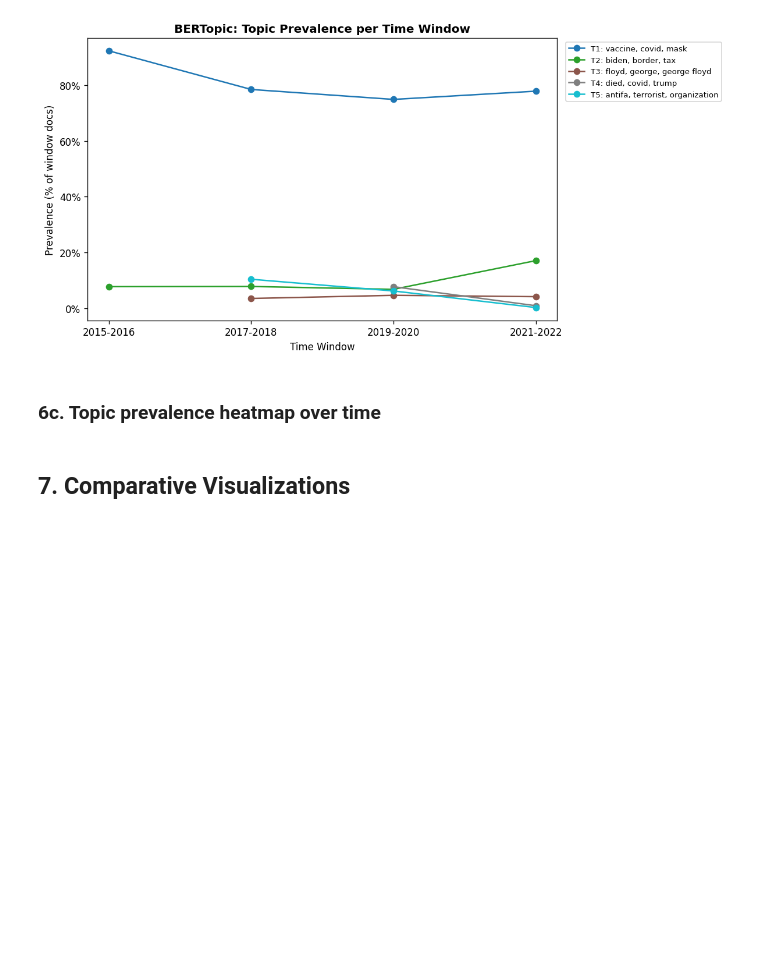
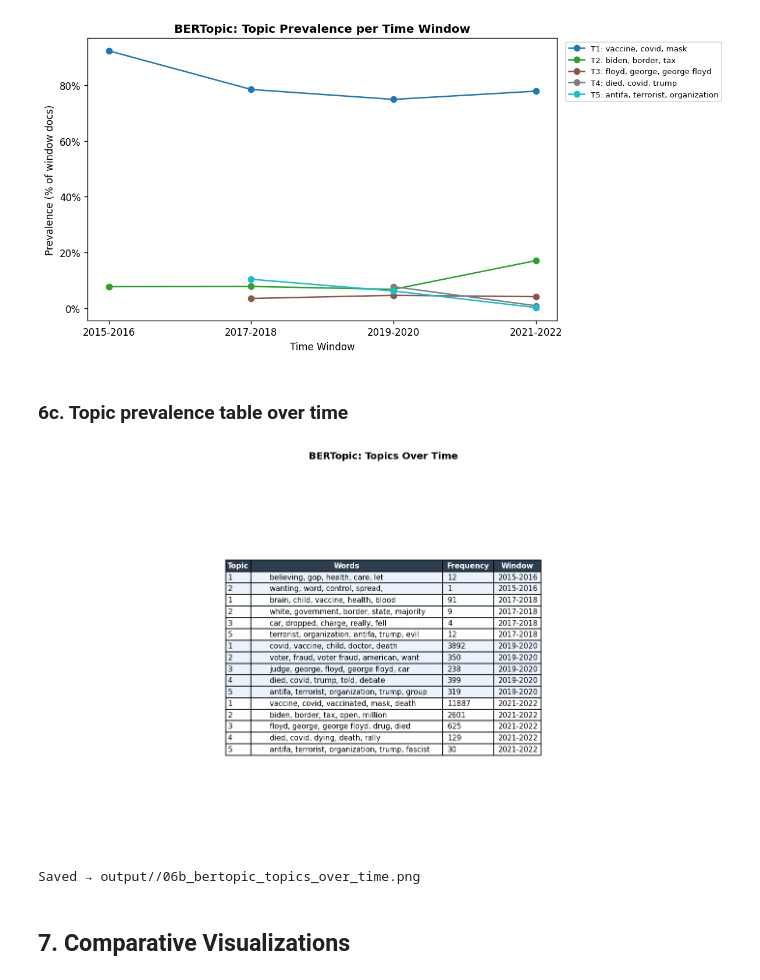
Before and after one commit to yuchencg/CSS206-health-misinformation-topic, a Jupyter notebook: dynamic_topic_modeling.ipynb, the cells around one changed output. Drawn from its saved outputs; the diff is of its cells as text; code cells hidden in the pictures; blank space fills up the shorter version.

Commit message:
updated BERTopic hyperparameters

```diff
--- a/dynamic_topic_modeling.ipynb
+++ b/dynamic_topic_modeling.ipynb
@@ -605,11 +605,19 @@ YEAR_TO_WINDOW = {v: k for k, v in WINDOW_TO_YEAR.items()}
 
 timestamps_int = temporal_df['time_window'].map(WINDOW_TO_YEAR).tolist()
 
+# Verify alignment: every doc must have a mapped timestamp (no NaN)
+n_unmapped = sum(pd.isna(t) for t in timestamps_int)
+print(f"Docs with unmapped timestamp: {n_unmapped} (should be 0)")
+print(f"Timestamp value counts: {pd.Series(timestamps_int).value_counts().sort_index().to_dict()}")
+
+# global_tuning=True would average each window's c-TF-IDF with the GLOBAL model,
+# which is overwhelmingly vaccine/COVID-era (2021-22) and bleeds those terms into
+# the sparse 2015-2016 window. Disable both tuning flags for window-faithful words.
 topics_over_time = topic_model.topics_over_time(
     docs_bt,
     timestamps_int,
-    global_tuning=True,
-    evolution_tuning=True
+    global_tuning=False,
+    evolution_tuning=False,
 )
 
 bt_valid = topics_over_time[topics_over_time['Topic'] != -1].copy()
@@ -625,7 +633,7 @@ bt_dom_per_window = (
     .to_dict()
 )
 
-print("Topics over time (sample):")
+print("\nTopics over time (sample):")
 print(bt_valid.head(12).to_string(index=False))
 print(f"\nDominant topic per window: {bt_dom_per_window}")
 # %% [output]
@@ -683,34 +693,58 @@ plt.show()
 Saved interactive: output//03_bertopic_over_time.html
 [figure]
 # %% [markdown]
-### 6c. Topic prevalence heatmap over time
+### 6c. Topic prevalence table over time
 # %%
 pivot_bt = bt_valid.pivot_table(index='Topic', columns='Timestamp',
                                 values='Frequency', aggfunc='sum').fillna(0)
 
 ordered_cols = [c for c in WINDOW_LABELS if c in pivot_bt.columns]
 pivot_bt = pivot_bt[ordered_cols]
 pivot_bt_norm = pivot_bt.div(pivot_bt.sum(axis=0), axis=1)
 
-# Build row labels that are always T1-based regardless of whether the index
-# was shifted (+1) or not; get_topic() always receives a 0-based offset.
-min_topic_id = int(pivot_bt_norm.index.min())
-row_labels = [
-    f"T{i+1}: {', '.join([w for w, _ in topic_model.get_topic(int(t) - min_topic_id)[:3]])}"
-    for i, t in enumerate(pivot_bt_norm.index)
+# Build display table — all windows including 2015-2016 for completeness
+tot_out = bt_valid[['Topic', 'Words', 'Frequency', 'Timestamp']].copy()
+tot_out = tot_out.sort_values(['Timestamp', 'Topic']).reset_index(drop=True)
+
+fig, ax = plt.subplots(figsize=(12, len(tot_out) * 0.38 + 1))
+ax.axis('off')
+
+col_labels = ['Topic', 'Words', 'Frequency', 'Window']
+cell_text = [
+    [str(int(r.Topic)), r.Words, str(int(r.Frequency)), r.Timestamp]
+    for r in tot_out.itertuples()
 ]
 
-fig, ax = plt.subplots(figsize=(10, max(4, len(row_labels) * 0.6 + 1)))
-sns.heatmap(pivot_bt_norm, annot=True, fmt='.3f', cmap='YlOrRd',
-            xticklabels=ordered_cols, yticklabels=row_labels,
-            linewidths=0.5, ax=ax)
-ax.set_title('BERTopic: Topic Prevalence Heatmap (Normalised Frequency)',
-             fontsize=12, fontweight='bold')
-ax.set_xlabel('Time Window')
-ax.set_ylabel('Topic')
+tbl = ax.table(
+    cellText=cell_text,
+    colLabels=col_labels,
+    cellLoc='left',
+    loc='center',
+)
+tbl.auto_set_font_size(False)
+tbl.set_fontsize(9)
+tbl.auto_set_column_width([0, 1, 2, 3])
+
+# Header styling
+for j in range(len(col_labels)):
+    tbl[0, j].set_facecolor('#2c3e50')
+    tbl[0, j].set_text_props(color='white', fontweight='bold')
+
+# Alternating row shading per window
+window_order = {w: i for i, w in enumerate(WINDOW_LABELS)}
+for i, r in enumerate(tot_out.itertuples(), start=1):
+    shade = '#eaf2fb' if window_order.get(r.Timestamp, 0) % 2 == 0 else '#fdfefe'
+    for j in range(len(col_labels)):
+        tbl[i, j].set_facecolor(shade)
+
+plt.suptitle('BERTopic: Topics Over Time', fontsize=12, fontweight='bold', y=0.98)
 plt.tight_layout()
-plt.savefig(f"{PLOT_DIR}/04_bertopic_prevalence_heatmap.png", dpi=150, bbox_inches='tight')
+plt.savefig(f"{PLOT_DIR}/06b_bertopic_topics_over_time.png", dpi=150, bbox_inches='tight')
 plt.show()
+print(f"Saved → {PLOT_DIR}/06b_bertopic_topics_over_time.png")
+# %% [output]
+[figure, added]
+Saved → output//06b_bertopic_topics_over_time.png
 # %% [markdown]
 ## 7. Comparative Visualizations
 # %%
```
Also changed, not shown: parts of 1 cell of this notebook, 7 other files.
